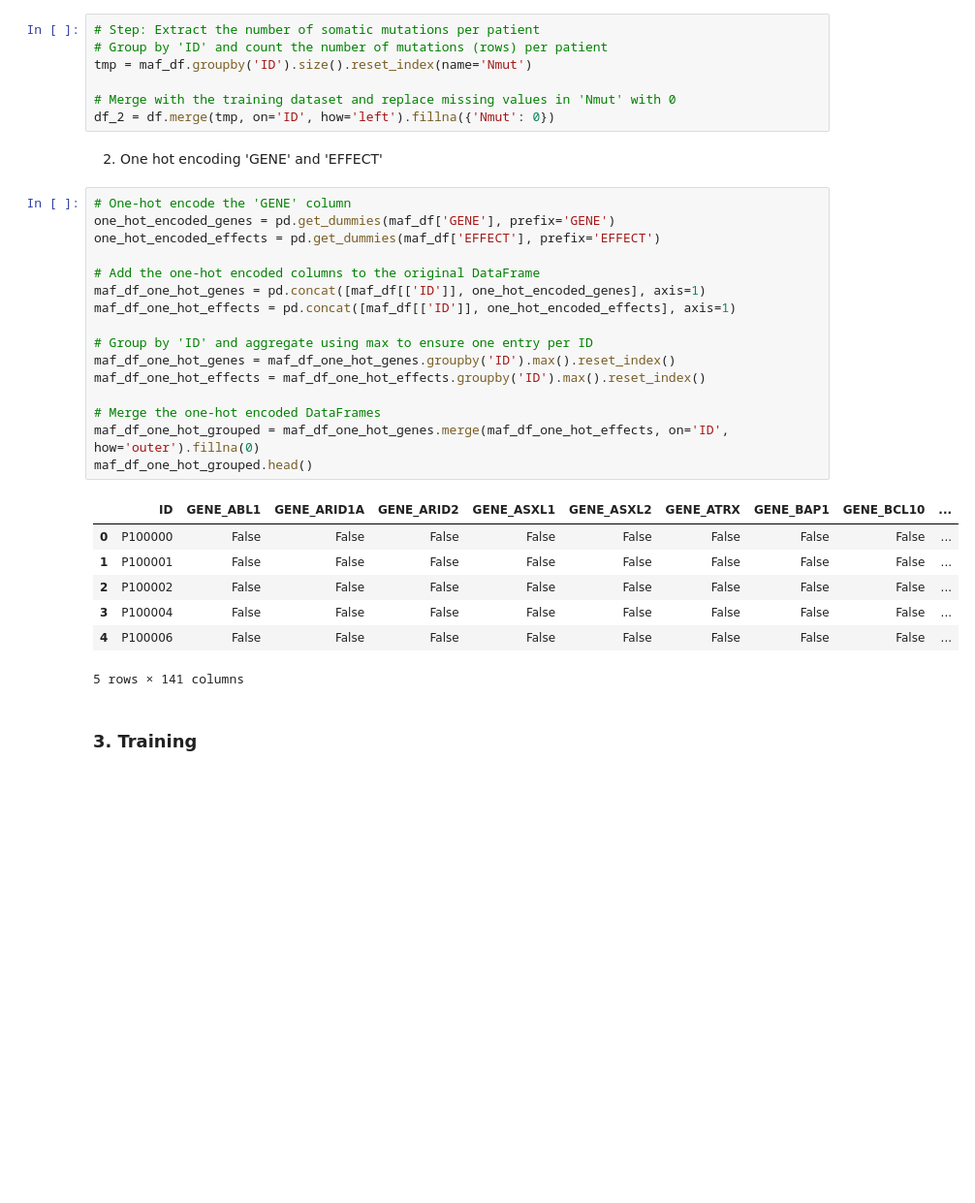
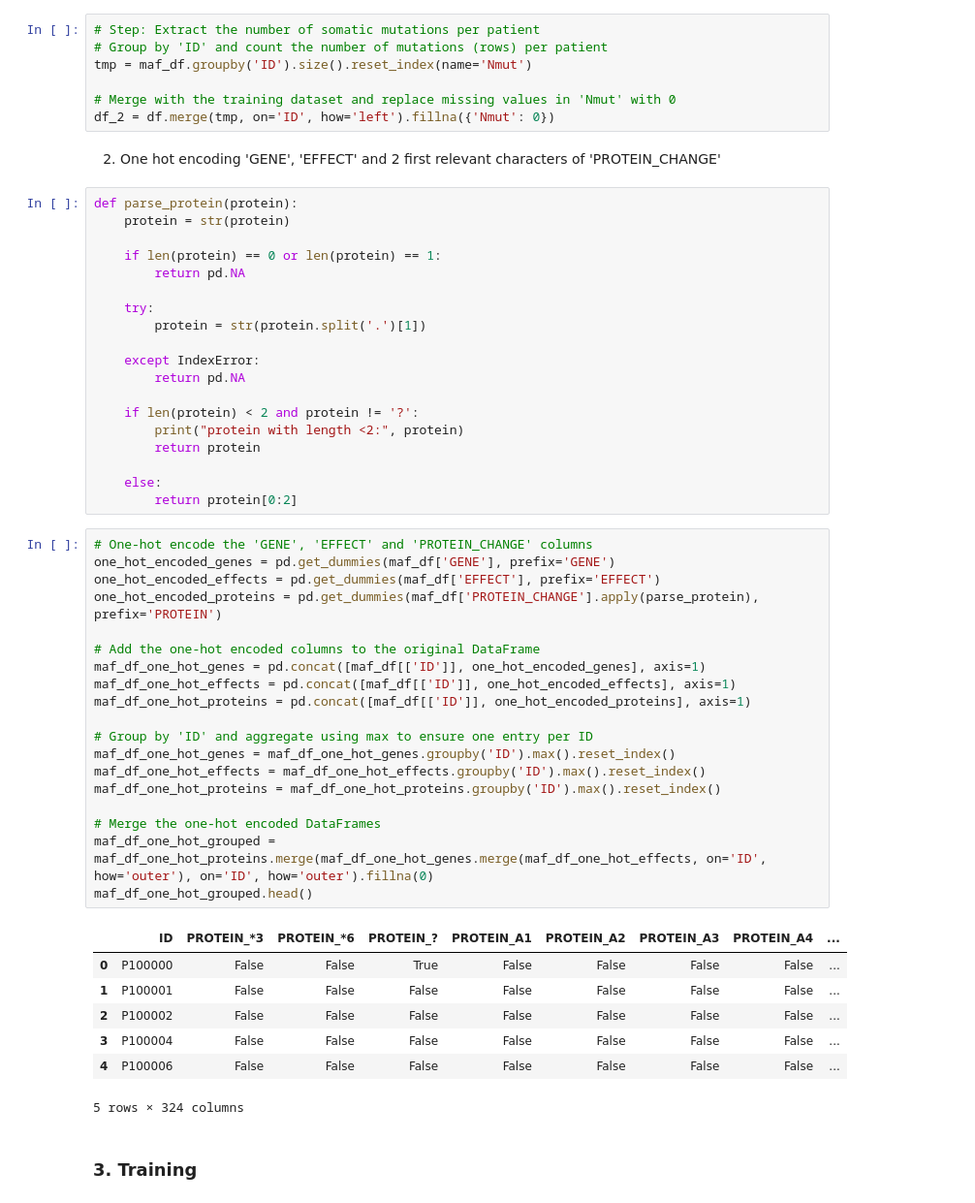
Before and after one commit to carlmonnaert/QRT-Challenge-Data-2025, a Jupyter notebook: cox_ridge.ipynb, the cells around one changed output. Shown: that part at 97% size. Cells and saved outputs as stored; diff of their text form; blank space fills up the shorter version.

Commit message:
One hot encoded genes + effects + protein_change's 2 firts letters

```diff
--- a/cox_ridge.ipynb
+++ b/cox_ridge.ipynb
@@ -67,31 +67,53 @@ tmp = maf_df.groupby('ID').size().reset_index(name='Nmut')
 # Merge with the training dataset and replace missing values in 'Nmut' with 0
 df_2 = df.merge(tmp, on='ID', how='left').fillna({'Nmut': 0})
 # %% [markdown]
-2. One hot encoding 'GENE' and 'EFFECT'
+2. One hot encoding 'GENE', 'EFFECT' and 2 first relevant characters of 'PROTEIN_CHANGE'
+# %%
+def parse_protein(protein):
+    protein = str(protein)
+
+    if len(protein) == 0 or len(protein) == 1:
+        return pd.NA
+
+    try:
+        protein = str(protein.split('.')[1])
+
+    except IndexError:
+        return pd.NA
+
+    if len(protein) < 2 and protein != '?':
+        print("protein with length <2:", protein)
+        return protein
+
+    else:
+        return protein[0:2]
 # %%
-# One-hot encode the 'GENE' column
+# One-hot encode the 'GENE', 'EFFECT' and 'PROTEIN_CHANGE' columns
 one_hot_encoded_genes = pd.get_dummies(maf_df['GENE'], prefix='GENE')
 one_hot_encoded_effects = pd.get_dummies(maf_df['EFFECT'], prefix='EFFECT')
+one_hot_encoded_proteins = pd.get_dummies(maf_df['PROTEIN_CHANGE'].apply(parse_protein), prefix='PROTEIN')
 
 # Add the one-hot encoded columns to the original DataFrame
 maf_df_one_hot_genes = pd.concat([maf_df[['ID']], one_hot_encoded_genes], axis=1)
 maf_df_one_hot_effects = pd.concat([maf_df[['ID']], one_hot_encoded_effects], axis=1)
+maf_df_one_hot_proteins = pd.concat([maf_df[['ID']], one_hot_encoded_proteins], axis=1)
 
 # Group by 'ID' and aggregate using max to ensure one entry per ID
 maf_df_one_hot_genes = maf_df_one_hot_genes.groupby('ID').max().reset_index()
 maf_df_one_hot_effects = maf_df_one_hot_effects.groupby('ID').max().reset_index()
+maf_df_one_hot_proteins = maf_df_one_hot_proteins.groupby('ID').max().reset_index()
 
 # Merge the one-hot encoded DataFrames
-maf_df_one_hot_grouped = maf_df_one_hot_genes.merge(maf_df_one_hot_effects, on='ID', how='outer').fillna(0)
+maf_df_one_hot_grouped = maf_df_one_hot_proteins.merge(maf_df_one_hot_genes.merge(maf_df_one_hot_effects, on='ID', how='outer'), on='ID', how='outer').fillna(0)
 maf_df_one_hot_grouped.head()
 # %% [output]
-|  | ID | GENE_ABL1 | GENE_ARID1A | GENE_ARID2 | GENE_ASXL1 | GENE_ASXL2 | GENE_ATRX | GENE_BAP1 | GENE_BCL10 | ... |
-| 0 | P100000 | False | False | False | False | False | False | False | False | ... |
-| 1 | P100001 | False | False | False | False | False | False | False | False | ... |
-| 2 | P100002 | False | False | False | False | False | False | False | False | ... |
-| 3 | P100004 | False | False | False | False | False | False | False | False | ... |
-| 4 | P100006 | False | False | False | False | False | False | False | False | ... |
+|  | ID | PROTEIN_*3 | PROTEIN_*6 | PROTEIN_? | PROTEIN_A1 | PROTEIN_A2 | PROTEIN_A3 | PROTEIN_A4 | ... |
+| 0 | P100000 | False | False | True | False | False | False | False | ... |
+| 1 | P100001 | False | False | False | False | False | False | False | ... |
+| 2 | P100002 | False | False | False | False | False | False | False | ... |
+| 3 | P100004 | False | False | False | False | False | False | False | ... |
+| 4 | P100006 | False | False | False | False | False | False | False | ... |
-5 rows × 141 columns
+5 rows × 324 columns
 # %% [markdown]
 ### 3. Training
 # %% [markdown]
```
Also changed, not shown: parts of 10 cells of this notebook, 1 other file.
